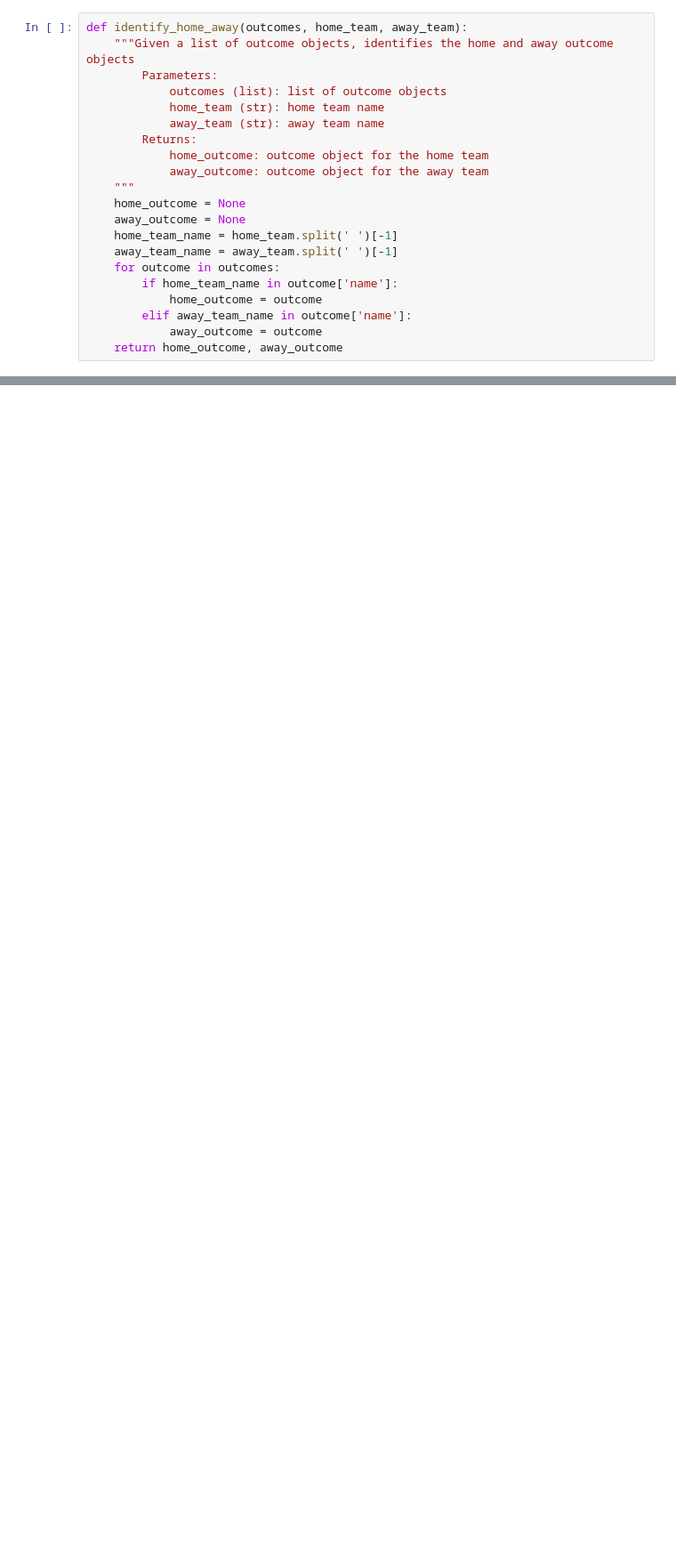
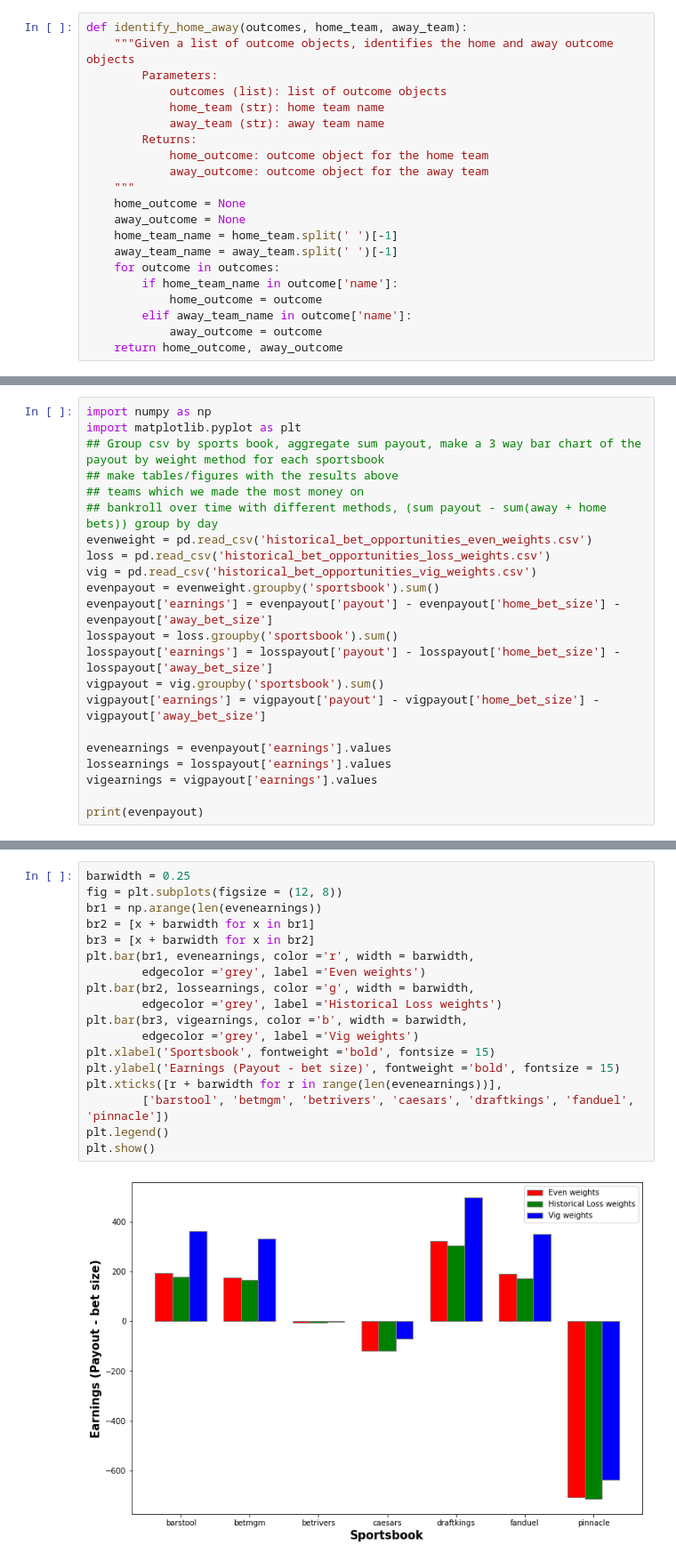
Before and after one commit to donovannickol/sportsbettingalg, a Jupyter notebook: demo.ipynb, the cells around one changed output, grey strips where cells are left out. Shown: that part at 89% size. Saved outputs shown, nothing was run; the diff lists cells and outputs as text; blank space fills up the shorter version.

Commit message:
Some visualizations added and vig weighting

```diff
--- a/demo.ipynb
+++ b/demo.ipynb
@@ -213,0 +463,22 @@ todays_odds.to_csv('todays_odds.csv', index=False)
+# %%
+import numpy as np
+import matplotlib.pyplot as plt
+## Group csv by sports book, aggregate sum payout, make a 3 way bar chart of the payout by weight method for each sportsbook
+## make tables/figures with the results above
+## teams which we made the most money on
+## bankroll over time with different methods, (sum payout - sum(away + home bets)) group by day
+evenweight = pd.read_csv('historical_bet_opportunities_even_weights.csv')
+loss = pd.read_csv('historical_bet_opportunities_loss_weights.csv')
+vig = pd.read_csv('historical_bet_opportunities_vig_weights.csv')
+evenpayout = evenweight.groupby('sportsbook').sum()
+evenpayout['earnings'] = evenpayout['payout'] - evenpayout['home_bet_size'] - evenpayout['away_bet_size']
+losspayout = loss.groupby('sportsbook').sum()
+losspayout['earnings'] = losspayout['payout'] - losspayout['home_bet_size'] - losspayout['away_bet_size']
+vigpayout = vig.groupby('sportsbook').sum()
+vigpayout['earnings'] = vigpayout['payout'] - vigpayout['home_bet_size'] - vigpayout['away_bet_size']
+
+evenearnings = evenpayout['earnings'].values
+lossearnings = losspayout['earnings'].values
+vigearnings = vigpayout['earnings'].values
+
+print(evenpayout)
@@ -213,0 +503,20 @@ todays_odds.to_csv('todays_odds.csv', index=False)
+# %%
+barwidth = 0.25
+fig = plt.subplots(figsize = (12, 8))
+br1 = np.arange(len(evenearnings))
+br2 = [x + barwidth for x in br1]
+br3 = [x + barwidth for x in br2]
+plt.bar(br1, evenearnings, color ='r', width = barwidth,
+        edgecolor ='grey', label ='Even weights')
+plt.bar(br2, lossearnings, color ='g', width = barwidth,
+        edgecolor ='grey', label ='Historical Loss weights')
+plt.bar(br3, vigearnings, color ='b', width = barwidth,
+        edgecolor ='grey', label ='Vig weights')
+plt.xlabel('Sportsbook', fontweight ='bold', fontsize = 15)
+plt.ylabel('Earnings (Payout - bet size)', fontweight ='bold', fontsize = 15)
+plt.xticks([r + barwidth for r in range(len(evenearnings))],
+        ['barstool', 'betmgm', 'betrivers', 'caesars', 'draftkings', 'fanduel', 'pinnacle'])
+plt.legend()
+plt.show()
+# %% [output]
+[figure, added]
```
Also changed, not shown: parts of 33 cells of this notebook, 4 other files.
